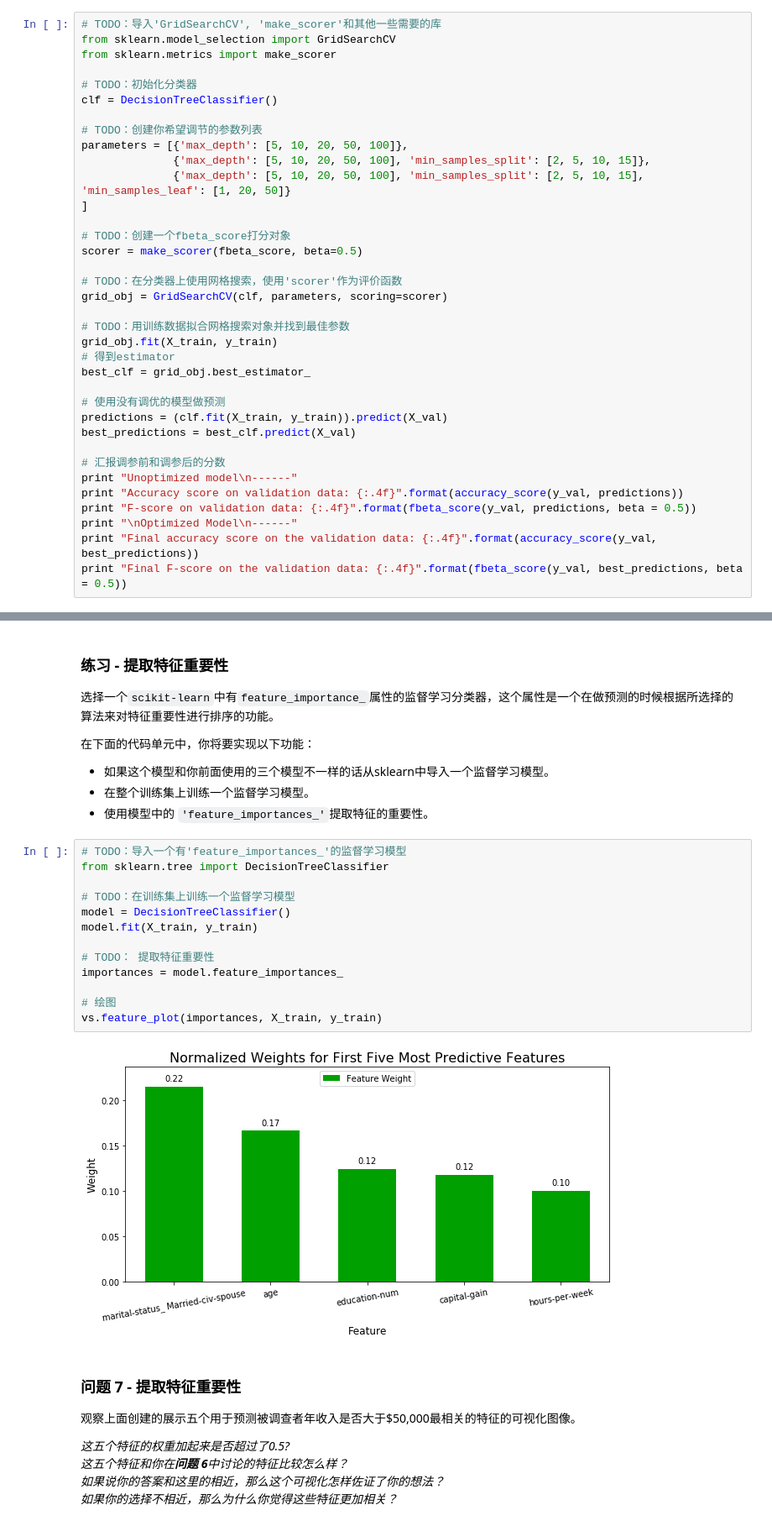
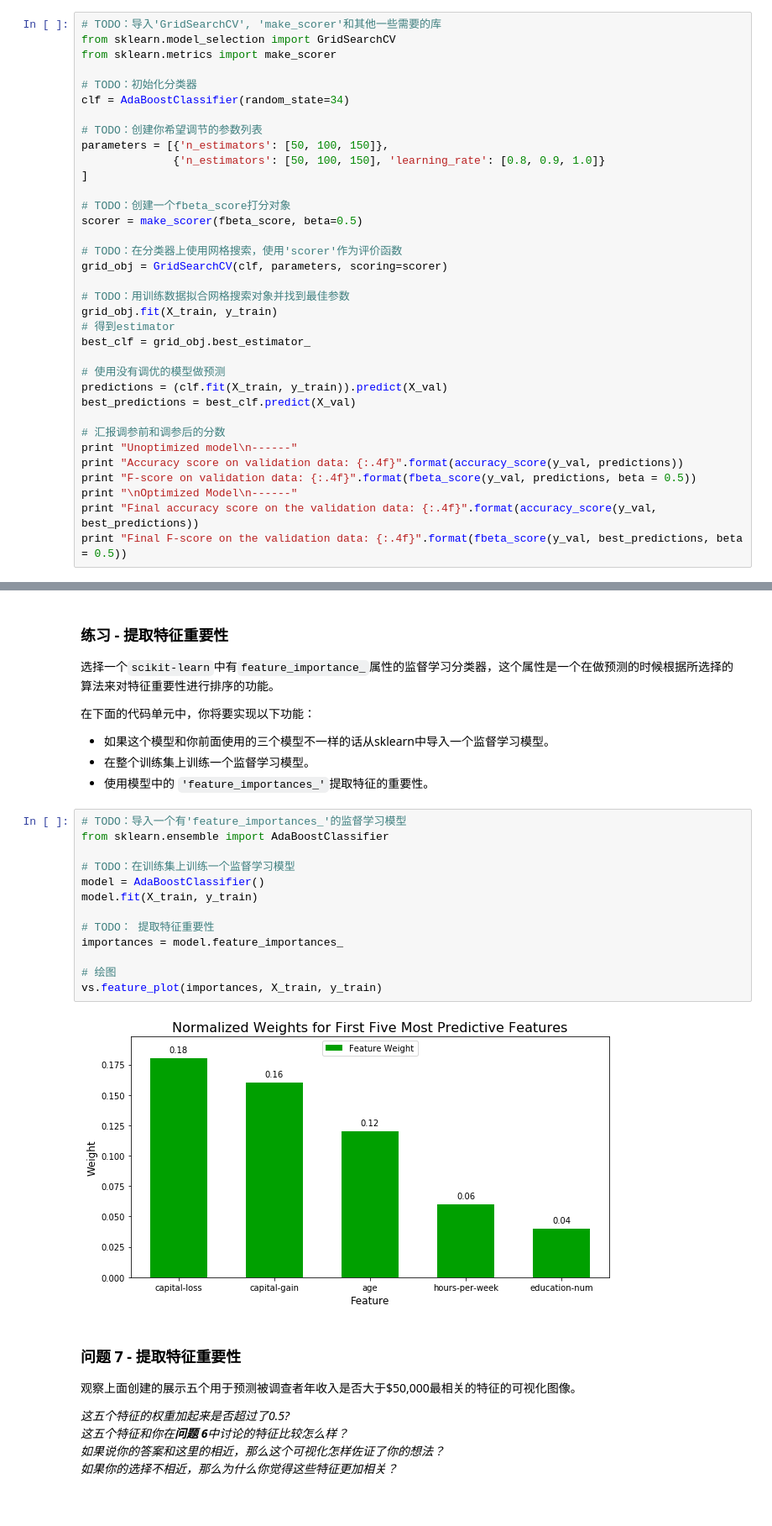
Before and after one commit to claudehotline/finding_donors, a Jupyter notebook: finding_donors.ipynb, the cells around one changed output, grey strips where cells are left out. Shown at 84% size. Drawn from its saved outputs; the diff is of its cells as text.

```diff
--- a/finding_donors.ipynb
+++ b/finding_donors.ipynb
@@ -499,12 +516,11 @@ from sklearn.model_selection import GridSearchCV
 from sklearn.metrics import make_scorer
 
 # TODO：初始化分类器
-clf = DecisionTreeClassifier()
+clf = AdaBoostClassifier(random_state=34)
 
 # TODO：创建你希望调节的参数列表
-parameters = [{'max_depth': [5, 10, 20, 50, 100]},
-              {'max_depth': [5, 10, 20, 50, 100], 'min_samples_split': [2, 5, 10, 15]},
-              {'max_depth': [5, 10, 20, 50, 100], 'min_samples_split': [2, 5, 10, 15], 'min_samples_leaf': [1, 20, 50]}
+parameters = [{'n_estimators': [50, 100, 150]},
+              {'n_estimators': [50, 100, 150], 'learning_rate': [0.8, 0.9, 1.0]}
 ]
 
 # TODO：创建一个fbeta_score打分对象
@@ -584,19 +600,19 @@ _在这十三个记录中，你认为哪五个特征对于预测是最重要的
  - 使用模型中的 `'feature_importances_'`提取特征的重要性。
 # %%
 # TODO：导入一个有'feature_importances_'的监督学习模型
-from sklearn.tree import DecisionTreeClassifier
+from sklearn.ensemble import AdaBoostClassifier
 
 # TODO：在训练集上训练一个监督学习模型
-model = DecisionTreeClassifier()
+model = AdaBoostClassifier()
 model.fit(X_train, y_train)
 
 # TODO： 提取特征重要性
 importances = model.feature_importances_
 
 # 绘图
 vs.feature_plot(importances, X_train, y_train)
 # %% [output]
-[figure, old version]
+[figure, new version]
 # %% [markdown]
 ### 问题 7 - 提取特征重要性
 观察上面创建的展示五个用于预测被调查者年收入是否大于\$50,000最相关的特征的可视化图像。
```
Also changed, not shown: parts of 8 cells of this notebook.
